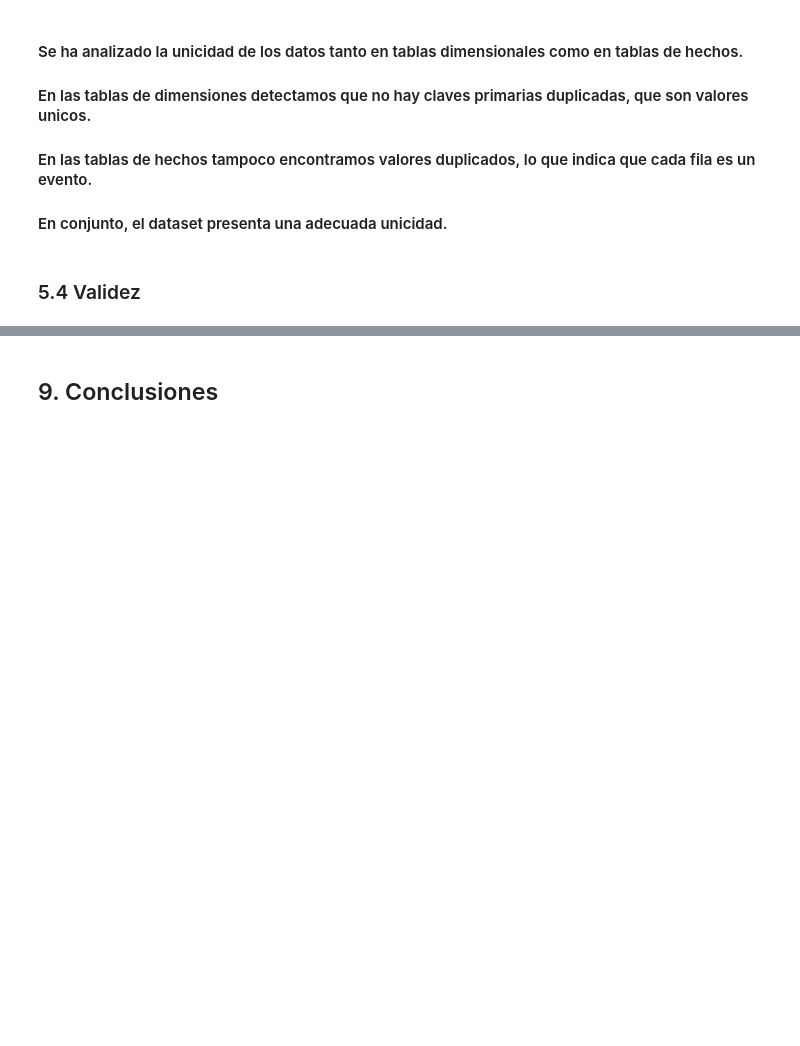
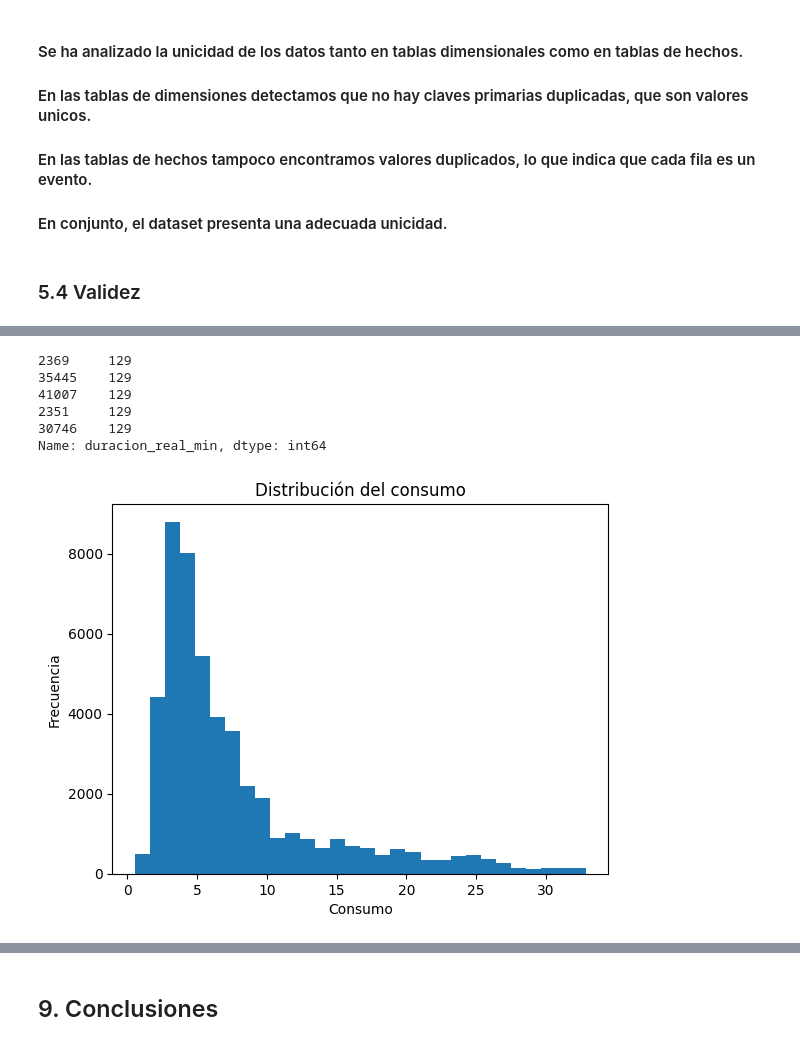
Before and after one commit to Gonzalo-6/Arranz_Alonso_Gonzalo_ProyectoFinal, a Jupyter notebook: 01_eda.ipynb, the cells around one changed output, grey strips where cells are left out. Cells and saved outputs as stored; diff of their text form; code cells hidden in the pictures; blank space fills up the shorter version.

```diff
--- a/01_eda.ipynb
+++ b/01_eda.ipynb
@@ -283,0 +395,19 @@ np.int64(0)
+# %%
+fact_viajes["duracion_real_min"].sort_values(ascending=False).head()
+# %% [output]
+2369     129
+35445    129
+41007    129
+2351     129
+30746    129
+Name: duracion_real_min, dtype: int64
+# %%
+import matplotlib.pyplot as plt
+
+plt.hist(fact_viajes["consumo"].dropna(), bins=30)
+plt.title("Distribución del consumo")
+plt.xlabel("Consumo")
+plt.ylabel("Frecuencia")
+plt.show()
+# %% [output]
+[figure, added]
```
Also changed, not shown: parts of 23 cells of this notebook, 1 other file.
